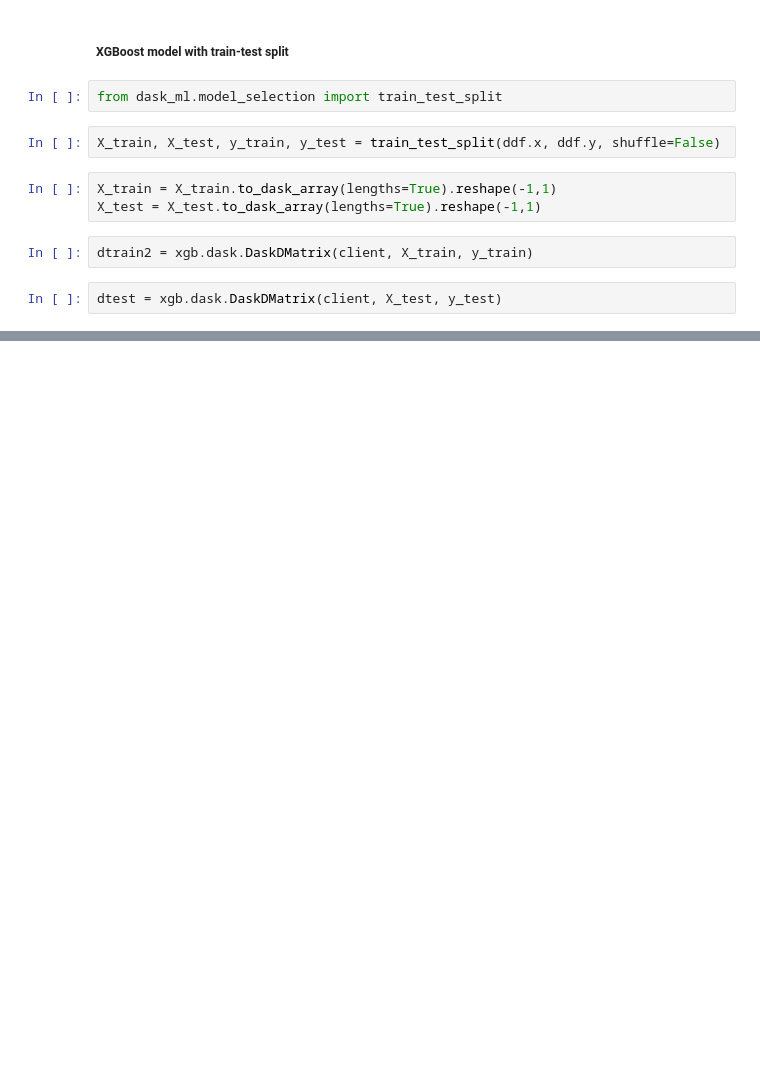
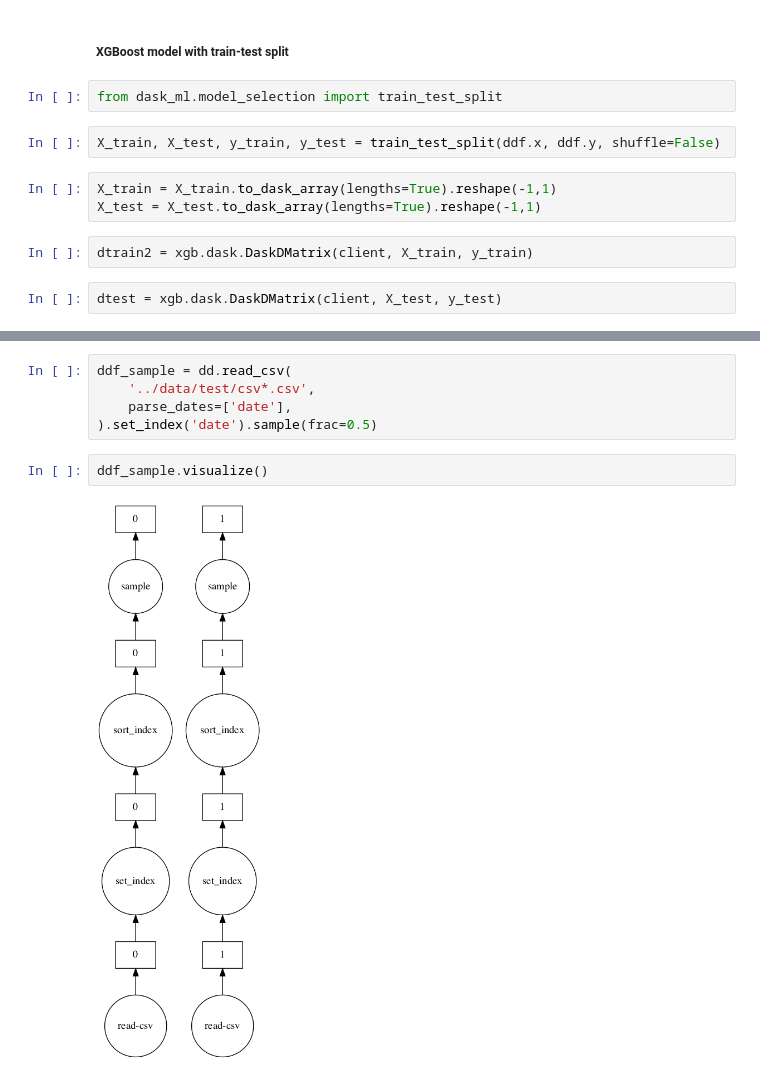
Before and after one commit to sasha-kap/sales-forecasting, a Jupyter notebook: notebooks/dask_xgboost_testing.ipynb, the cells around one changed output, grey strips where cells are left out. Drawn from its saved outputs; the diff is of its cells as text; blank space fills up the shorter version.

```diff
--- a/notebooks/dask_xgboost_testing.ipynb
+++ b/notebooks/dask_xgboost_testing.ipynb
@@ -97,0 +212,9 @@ print(result2['history'])
+# %%
+ddf_sample = dd.read_csv(
+    '../data/test/csv*.csv',
+    parse_dates=['date'],
+).set_index('date').sample(frac=0.5)
+# %%
+ddf_sample.visualize()
+# %% [output]
+[figure, added]
```
Also changed, not shown: parts of 24 cells of this notebook.
